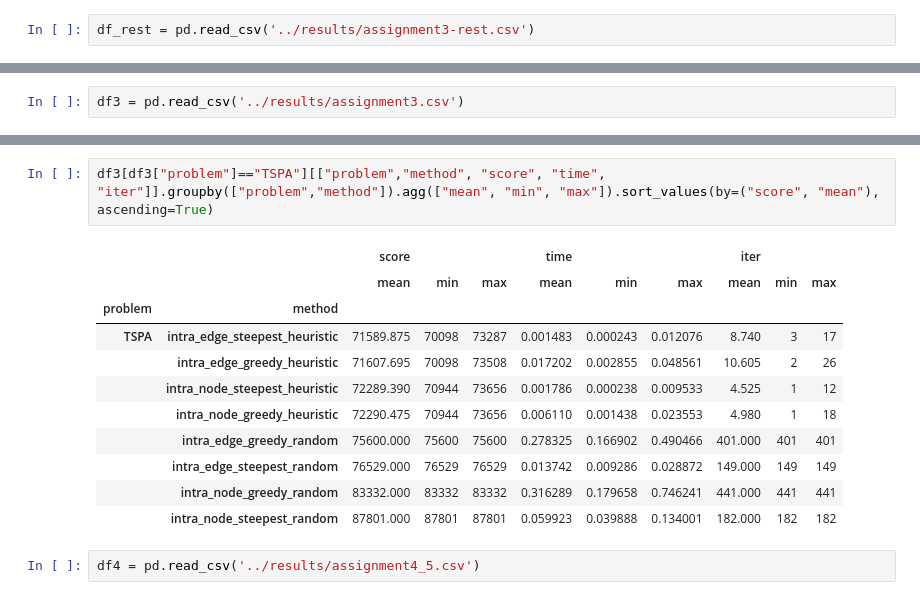
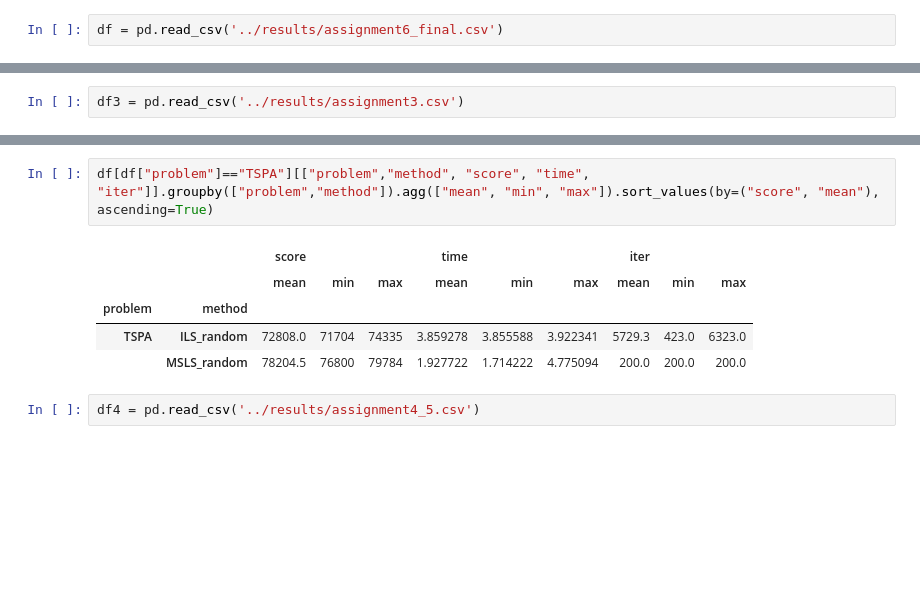
Before and after one commit to BbqGamer/TSP, a Jupyter notebook: notebooks/vis.ipynb, the cells around one changed output, grey strips where cells are left out. Cells and saved outputs as stored; diff of their text form; blank space fills up the shorter version.

```diff
--- a/notebooks/vis.ipynb
+++ b/notebooks/vis.ipynb
@@ -4,7 +4,7 @@ import matplotlib.pyplot as plt
 
 plt.style.use('ggplot')
 # %%
-df_rest = pd.read_csv('../results/assignment3-rest.csv')
+df = pd.read_csv('../results/assignment6_final.csv')
 # %%
 df_rest[df_rest["problem"]=="TSPA"][["problem","method", "score", "time", "iter"]].groupby(["problem","method"]).agg(["mean", "min", "max"]).sort_values(by=("score", "mean"), ascending=True).plot(kind="bar", y="score", title="TSPA", figsize=(10, 5), )
 # %% [output]
@@ -20,17 +20,11 @@ df3[df3["problem"]=="TSPA"][["problem","method", "score", "time", "iter"]].group
 # %%
-df3[df3["problem"]=="TSPA"][["problem","method", "score", "time", "iter"]].groupby(["problem","method"]).agg(["mean", "min", "max"]).sort_values(by=("score", "mean"), ascending=True)
+df[df["problem"]=="TSPA"][["problem","method", "score", "time", "iter"]].groupby(["problem","method"]).agg(["mean", "min", "max"]).sort_values(by=("score", "mean"), ascending=True)
 # %% [output]
 |  |  | score |  |  | time |  |  | iter |  |  |
 |  |  | mean | min | max | mean | min | max | mean | min | max |
 | problem | method |  |  |  |  |  |  |  |  |  |
-| TSPA | intra_edge_steepest_heuristic | 71589.875 | 70098 | 73287 | 0.001483 | 0.000243 | 0.012076 | 8.740 | 3 | 17 |
-|  | intra_edge_greedy_heuristic | 71607.695 | 70098 | 73508 | 0.017202 | 0.002855 | 0.048561 | 10.605 | 2 | 26 |
-|  | intra_node_steepest_heuristic | 72289.390 | 70944 | 73656 | 0.001786 | 0.000238 | 0.009533 | 4.525 | 1 | 12 |
-|  | intra_node_greedy_heuristic | 72290.475 | 70944 | 73656 | 0.006110 | 0.001438 | 0.023553 | 4.980 | 1 | 18 |
-|  | intra_edge_greedy_random | 75600.000 | 75600 | 75600 | 0.278325 | 0.166902 | 0.490466 | 401.000 | 401 | 401 |
-|  | intra_edge_steepest_random | 76529.000 | 76529 | 76529 | 0.013742 | 0.009286 | 0.028872 | 149.000 | 149 | 149 |
-|  | intra_node_greedy_random | 83332.000 | 83332 | 83332 | 0.316289 | 0.179658 | 0.746241 | 441.000 | 441 | 441 |
-|  | intra_node_steepest_random | 87801.000 | 87801 | 87801 | 0.059923 | 0.039888 | 0.134001 | 182.000 | 182 | 182 |
+| TSPA | ILS_random | 72808.0 | 71704 | 74335 | 3.859278 | 3.855588 | 3.922341 | 5729.3 | 423.0 | 6323.0 |
+|  | MSLS_random | 78204.5 | 76800 | 79784 | 1.927722 | 1.714222 | 4.775094 | 200.0 | 200.0 | 200.0 |
 # %%
 df4 = pd.read_csv('../results/assignment4_5.csv')
 # %%
```
Also changed, not shown: parts of 3 cells of this notebook, 6 other files.
